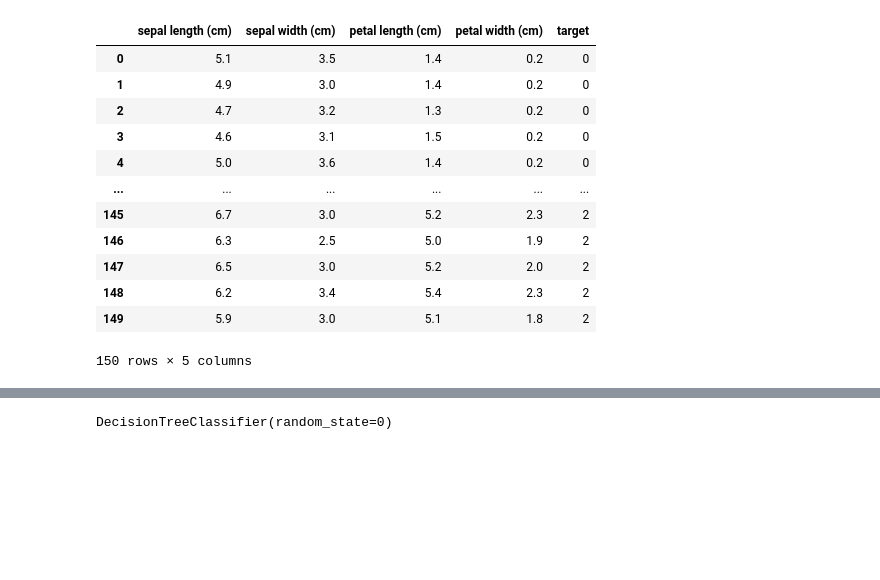
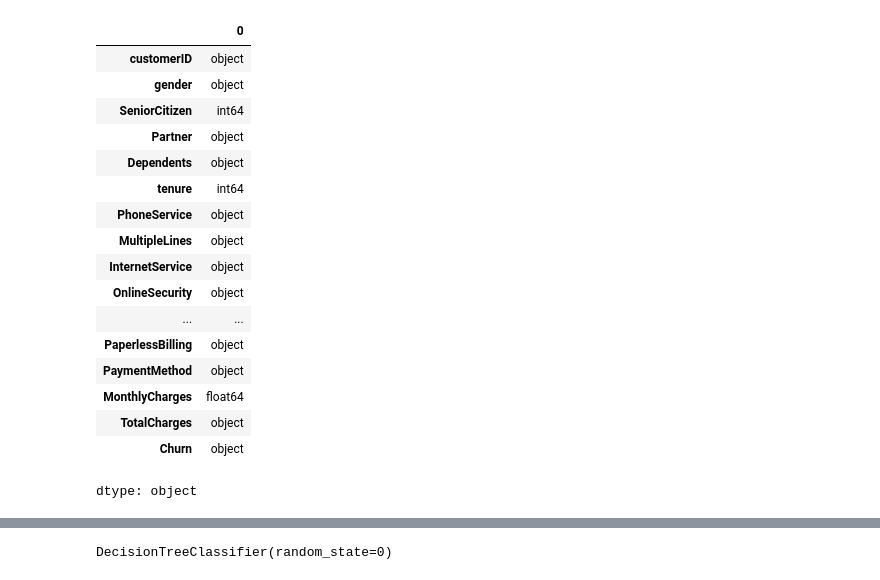
Before and after one commit to denverkim/Data-Analysis, a Jupyter notebook: LAB3.ipynb, the cells around one changed output, grey strips where cells are left out. Drawn from its saved outputs; the diff is of its cells as text; code cells hidden in the pictures; blank space fills up the shorter version.

```diff
--- a/LAB3.ipynb
+++ b/LAB3.ipynb
@@ -32,30 +2,0 @@ iris
-# %%
-import pandas as pd
-from sklearn import datasets
-
-# iris 데이터 불러오기
-iris = datasets.load_iris()
-
-# DataFrame 변환
-iris_df = pd.DataFrame(data=iris.data, columns=iris.feature_names)
-
-# target(정답) 추가
-iris_df['target'] = iris.target
-# iris_df['target_name'] = iris_df['target'].map({i:name for i, name in enumerate(iris.target_names)})
-
-# print(iris_df.head())
-iris_df
-# %% [output]
-|  | sepal length (cm) | sepal width (cm) | petal length (cm) | petal width (cm) | target |
-| 0 | 5.1 | 3.5 | 1.4 | 0.2 | 0 |
-| 1 | 4.9 | 3.0 | 1.4 | 0.2 | 0 |
-| 2 | 4.7 | 3.2 | 1.3 | 0.2 | 0 |
-| 3 | 4.6 | 3.1 | 1.5 | 0.2 | 0 |
-| 4 | 5.0 | 3.6 | 1.4 | 0.2 | 0 |
-| ... | ... | ... | ... | ... | ... |
-| 145 | 6.7 | 3.0 | 5.2 | 2.3 | 2 |
-| 146 | 6.3 | 2.5 | 5.0 | 1.9 | 2 |
-| 147 | 6.5 | 3.0 | 5.2 | 2.0 | 2 |
-| 148 | 6.2 | 3.4 | 5.4 | 2.3 | 2 |
-| 149 | 5.9 | 3.0 | 5.1 | 1.8 | 2 |
-150 rows × 5 columns
@@ -64,0 +3,27 @@ y = iris_df['target']
+# %%
+#판다스로  파일열기
+import pandas as pd
+
+telco = pd.read_csv('/content/WA_Fn-UseC_-Telco-Customer-Churn.csv')
+telco.head()
+telco.shape
+telco.dtypes
+# %% [output]
+|  | 0 |
+| customerID | object |
+| gender | object |
+| SeniorCitizen | int64 |
+| Partner | object |
+| Dependents | object |
+| tenure | int64 |
+| PhoneService | object |
+| MultipleLines | object |
+| InternetService | object |
+| OnlineSecurity | object |
+| ... | ... |
+| PaperlessBilling | object |
+| PaymentMethod | object |
+| MonthlyCharges | float64 |
+| TotalCharges | object |
+| Churn | object |
+dtype: object
```
Also changed, not shown: parts of 14 cells of this notebook.
